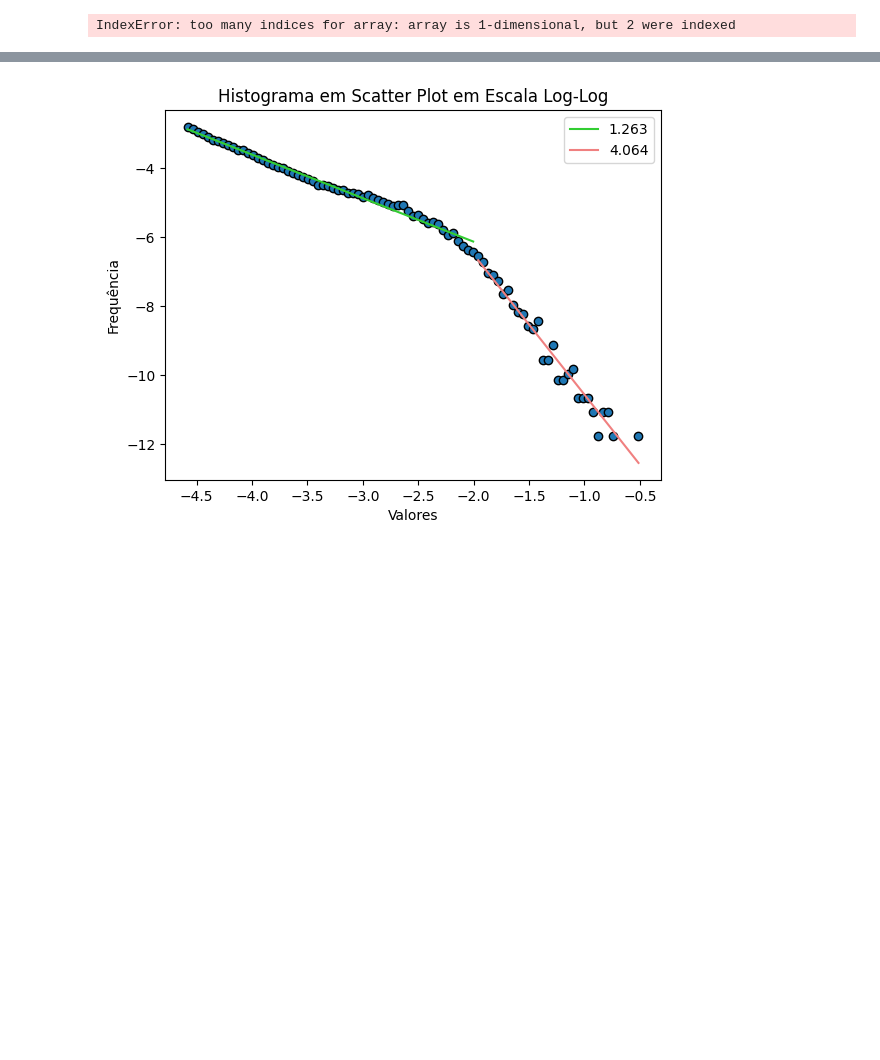
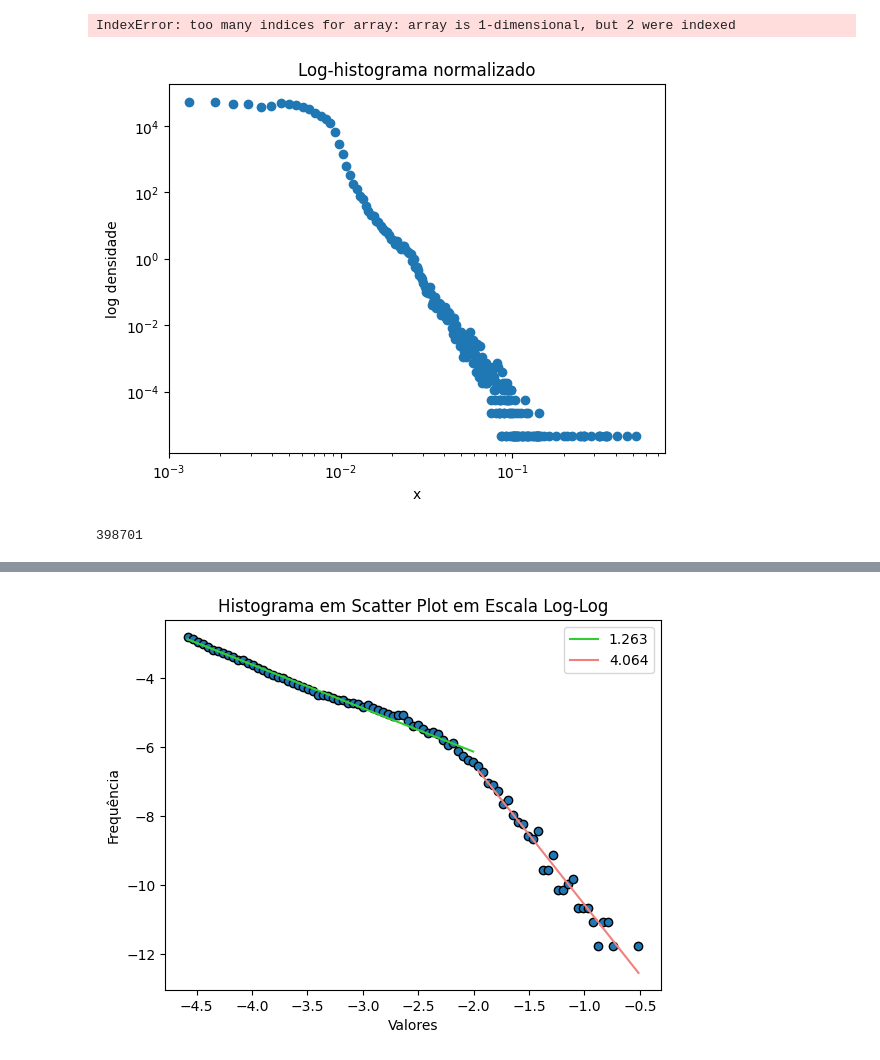
Before and after one commit to intcarlosmiguel/Granular, a Jupyter notebook: main.ipynb, the cells around one changed output, grey strips where cells are left out. Drawn from its saved outputs; the diff is of its cells as text; code cells hidden in the pictures; blank space fills up the shorter version.

```diff
--- a/main.ipynb
+++ b/main.ipynb
@@ -83,0 +148,18 @@ IndexError: too many indices for array: array is 1-dimensional, but 2 were index
+# %%
+x, y = log_histograma(resultado, num_bins=1000)
+
+# Plotar
+plt.plot(x, np.pow(10,y), marker="o", linestyle="none")
+plt.xscale("log")
+plt.yscale("log")
+plt.xlabel("x")
+plt.xlim(1e-3,)
+plt.ylabel("log densidade")
+plt.title("Log-histograma normalizado")
+plt.show()
+# %% [output]
+[figure, added]
+# %%
+len(resultado)
+# %% [output]
+398701
```
Also changed, not shown: parts of 9 cells of this notebook, 16 other files.
